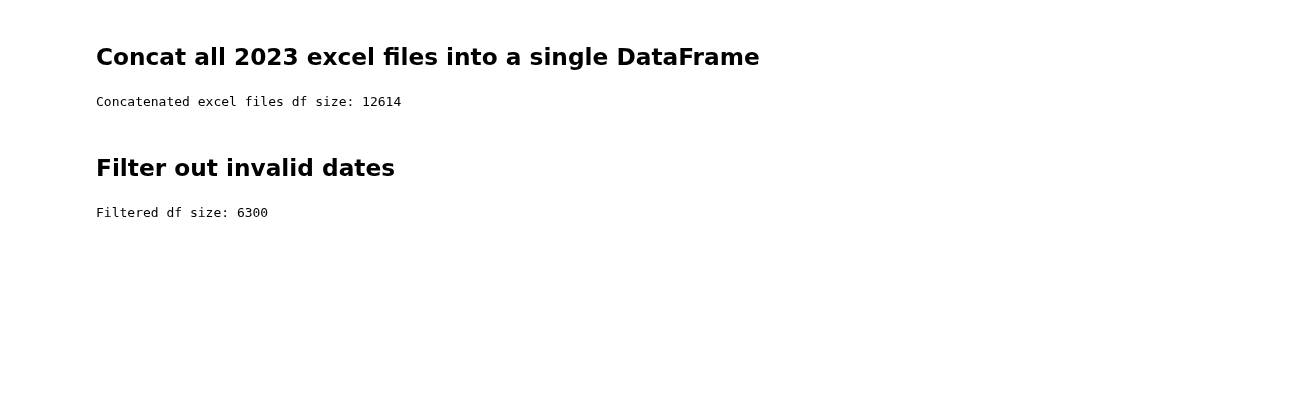
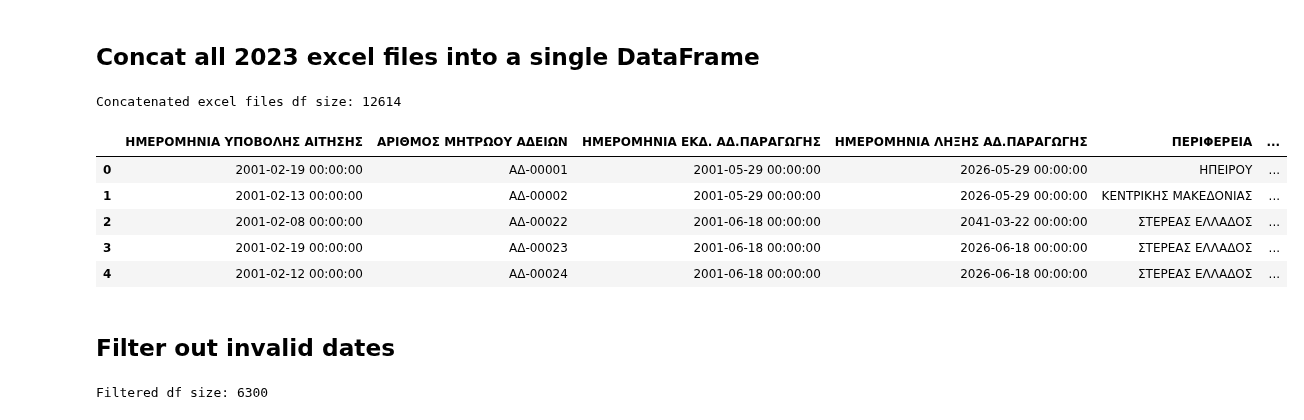
Before and after one commit to VasilisAndritsoudis/rae-forecasting, a Jupyter notebook: data_processing.ipynb, the cells around one changed output. Cells and saved outputs as stored; diff of their text form; code cells hidden in the pictures; blank space fills up the shorter version.

Commit message:
Merge external data in the dataset & cleanup

```diff
--- a/data_processing.ipynb
+++ b/data_processing.ipynb
@@ -6,17 +6,25 @@ import numpy as np
 # %%
 excel_files = ['2020-12 - Dec.xlsx', '2021-03 - Mar.xlsx', '2021-05 - May.xlsx', '2021-08 - Aug.xlsx', '2021-10 - Oct.xlsx', '2022-03 - Mar.xlsx', '2022-09 - Sep.xlsx', '2022-12 - Dec.xlsx', '2023-01 - Jan.xlsx', '2023-02 - Feb.xlsx', '2023-03 - Mar.xlsx', '2023-05 - May.xlsx', '2023-06 - Jun.xlsx', '2023-07 - Jul.xlsx', '2023-09 - Sep.xlsx', '2023-10 - Oct.xlsx', '2023-11 - Nov.xlsx', '2024-02 - Feb.xlsx', '2024-03 - Mar.xlsx']
 
 excel_cols = ['AΡΙΘΜΟΣ ΜΗΤΡΩΟΥ ΑΔΕΙΩΝ', 'ΗΜΕΡΟΜΗΝΙΑ ΥΠΟΒΟΛΗΣ ΑΙΤΗΣΗΣ', 'ΗΜΕΡΟΜΗΝΙΑ ΕΚΔ. ΑΔ.ΠΑΡΑΓΩΓΗΣ', 'ΗΜΕΡΟΜΗΝΙΑ ΛΗΞΗΣ ΑΔ.ΠΑΡΑΓΩΓΗΣ', 'ΠΕΡΙΦΕΡΕΙΑ', 'ΠΕΡΙΦΕΡΕΙΑΚΗ ΕΝΟΤΗΤΑ', 'ΔΗΜΟΣ', 'ΜΕΓΙΣΤΗ ΙΣΧΥΣ (MW)', 'ΤΕΧΝΟΛΟΓΙΑ']
 
 df = pd.DataFrame()
 for excel_file in excel_files:
-    df_excel =  pd.read_excel('data\\' + excel_file, usecols=excel_cols, skiprows=[0])
+    df_excel =  pd.read_excel('data\\permits\\' + excel_file, usecols=excel_cols, skiprows=[0])
 
     df = pd.concat([df,df_excel]).drop_duplicates().reset_index(drop=True)
 
 print(f"Concatenated excel files df size: {len(df.index)}")
+
+df.head()
 # %% [output]
 Concatenated excel files df size: 12614
+|  | ΗΜΕΡΟΜΗΝΙΑ ΥΠΟΒΟΛΗΣ ΑΙΤΗΣΗΣ | AΡΙΘΜΟΣ ΜΗΤΡΩΟΥ ΑΔΕΙΩΝ | ΗΜΕΡΟΜΗΝΙΑ ΕΚΔ. ΑΔ.ΠΑΡΑΓΩΓΗΣ | ΗΜΕΡΟΜΗΝΙΑ ΛΗΞΗΣ ΑΔ.ΠΑΡΑΓΩΓΗΣ | ΠΕΡΙΦΕΡΕΙΑ | ... |
+| 0 | 2001-02-19 00:00:00 | ΑΔ-00001 | 2001-05-29 00:00:00 | 2026-05-29 00:00:00 | ΗΠΕΙΡΟΥ | ... |
+| 1 | 2001-02-13 00:00:00 | ΑΔ-00002 | 2001-05-29 00:00:00 | 2026-05-29 00:00:00 | ΚΕΝΤΡΙΚΗΣ ΜΑΚΕΔΟΝΙΑΣ | ... |
+| 2 | 2001-02-08 00:00:00 | ΑΔ-00022 | 2001-06-18 00:00:00 | 2041-03-22 00:00:00 | ΣΤΕΡΕΑΣ ΕΛΛΑΔΟΣ | ... |
+| 3 | 2001-02-19 00:00:00 | ΑΔ-00023 | 2001-06-18 00:00:00 | 2026-06-18 00:00:00 | ΣΤΕΡΕΑΣ ΕΛΛΑΔΟΣ | ... |
+| 4 | 2001-02-12 00:00:00 | ΑΔ-00024 | 2001-06-18 00:00:00 | 2026-06-18 00:00:00 | ΣΤΕΡΕΑΣ ΕΛΛΑΔΟΣ | ... |
 # %% [markdown]
 ## Filter out invalid dates
 # %%
```
Also changed, not shown: parts of 11 cells of this notebook, 30 other files.
